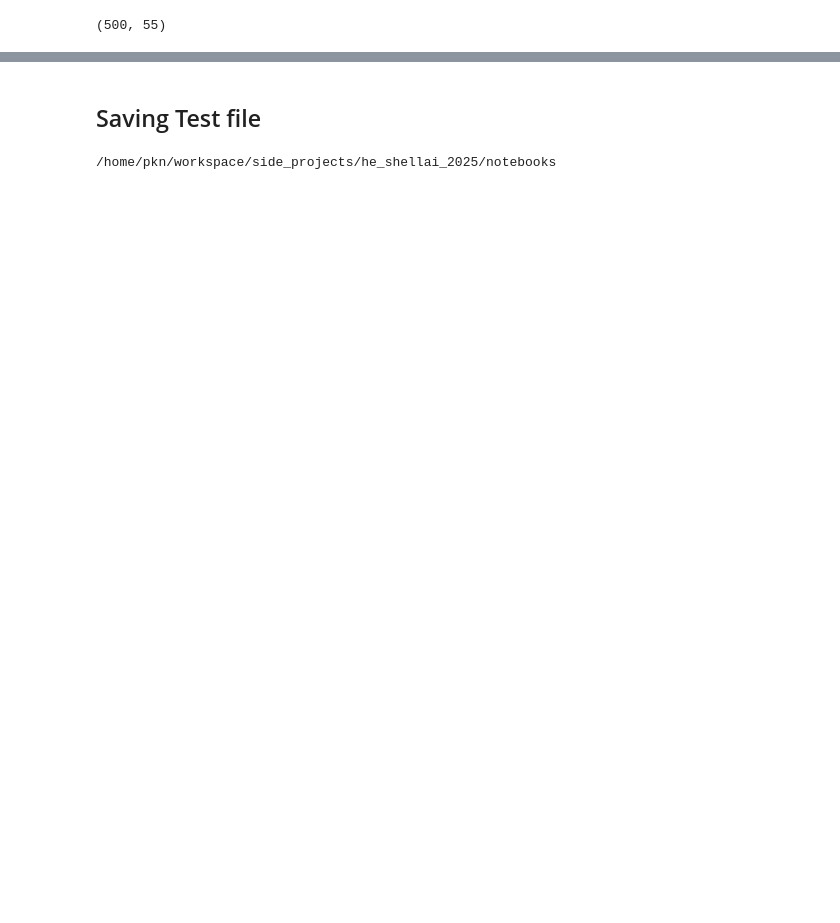
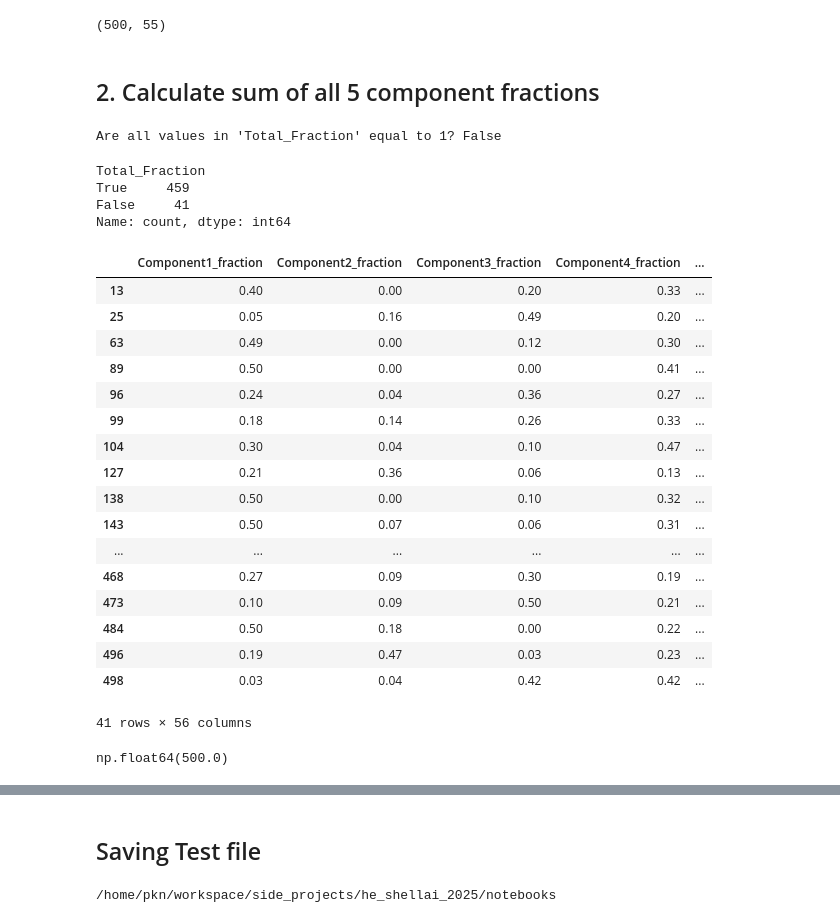
Before and after one commit to MekongDelta-mind/he_shellai_2025, a Jupyter notebook: notebooks/1.0_data_cleaning_feature_engg.ipynb, the cells around one changed output, grey strips where cells are left out. Drawn from its saved outputs; the diff is of its cells as text; code cells hidden in the pictures; blank space fills up the shorter version.

```diff
--- a/notebooks/1.0_data_cleaning_feature_engg.ipynb
+++ b/notebooks/1.0_data_cleaning_feature_engg.ipynb
@@ -320,4 +375,6 @@ test_df = test_df.drop(columns=cols_to_drop)
 test_df.shape
 # %% [output]
 (500, 55)
+# %% [markdown]
+## 2. Calculate sum of all 5 component fractions
 # %%
@@ -327,3 +384,40 @@ test_df['Total_Fraction'] = (test_df['Component1_fraction'] +
                              test_df['Component3_fraction'] +
                              test_df['Component4_fraction'] +
                              test_df['Component5_fraction'])
+# %%
+are_all_ones_cola = (test_df['Total_Fraction'] == 1).all()
+print(f"Are all values in 'Total_Fraction' equal to 1? {are_all_ones_cola}")
+# %% [output]
+Are all values in 'Total_Fraction' equal to 1? False
+# %%
+(test_df['Total_Fraction'] == 1).value_counts()
+# %% [output]
+Total_Fraction
+True     459
+False     41
+Name: count, dtype: int64
+# %%
+test_df[test_df['Total_Fraction'] != 1]
+# %% [output]
+|  | Component1_fraction | Component2_fraction | Component3_fraction | Component4_fraction | ... |
+| 13 | 0.40 | 0.00 | 0.20 | 0.33 | ... |
+| 25 | 0.05 | 0.16 | 0.49 | 0.20 | ... |
+| 63 | 0.49 | 0.00 | 0.12 | 0.30 | ... |
+| 89 | 0.50 | 0.00 | 0.00 | 0.41 | ... |
+| 96 | 0.24 | 0.04 | 0.36 | 0.27 | ... |
+| 99 | 0.18 | 0.14 | 0.26 | 0.33 | ... |
+| 104 | 0.30 | 0.04 | 0.10 | 0.47 | ... |
+| 127 | 0.21 | 0.36 | 0.06 | 0.13 | ... |
+| 138 | 0.50 | 0.00 | 0.10 | 0.32 | ... |
+| 143 | 0.50 | 0.07 | 0.06 | 0.31 | ... |
+| ... | ... | ... | ... | ... | ... |
+| 468 | 0.27 | 0.09 | 0.30 | 0.19 | ... |
+| 473 | 0.10 | 0.09 | 0.50 | 0.21 | ... |
+| 484 | 0.50 | 0.18 | 0.00 | 0.22 | ... |
+| 496 | 0.19 | 0.47 | 0.03 | 0.23 | ... |
+| 498 | 0.03 | 0.04 | 0.42 | 0.42 | ... |
+41 rows × 56 columns
+# %%
+test_df['Total_Fraction'].sum()
+# %% [output]
+np.float64(500.0)
```
Also changed, not shown: parts of 30 cells of this notebook.
